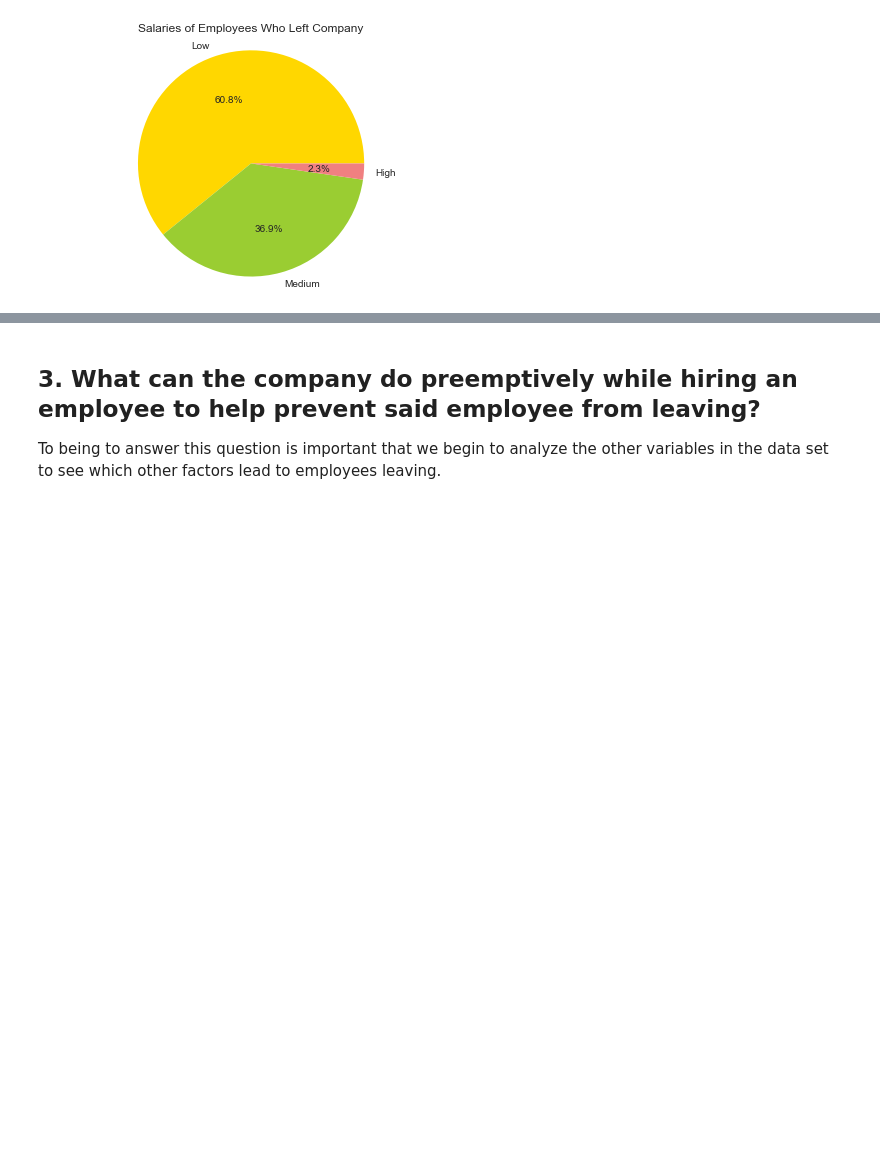
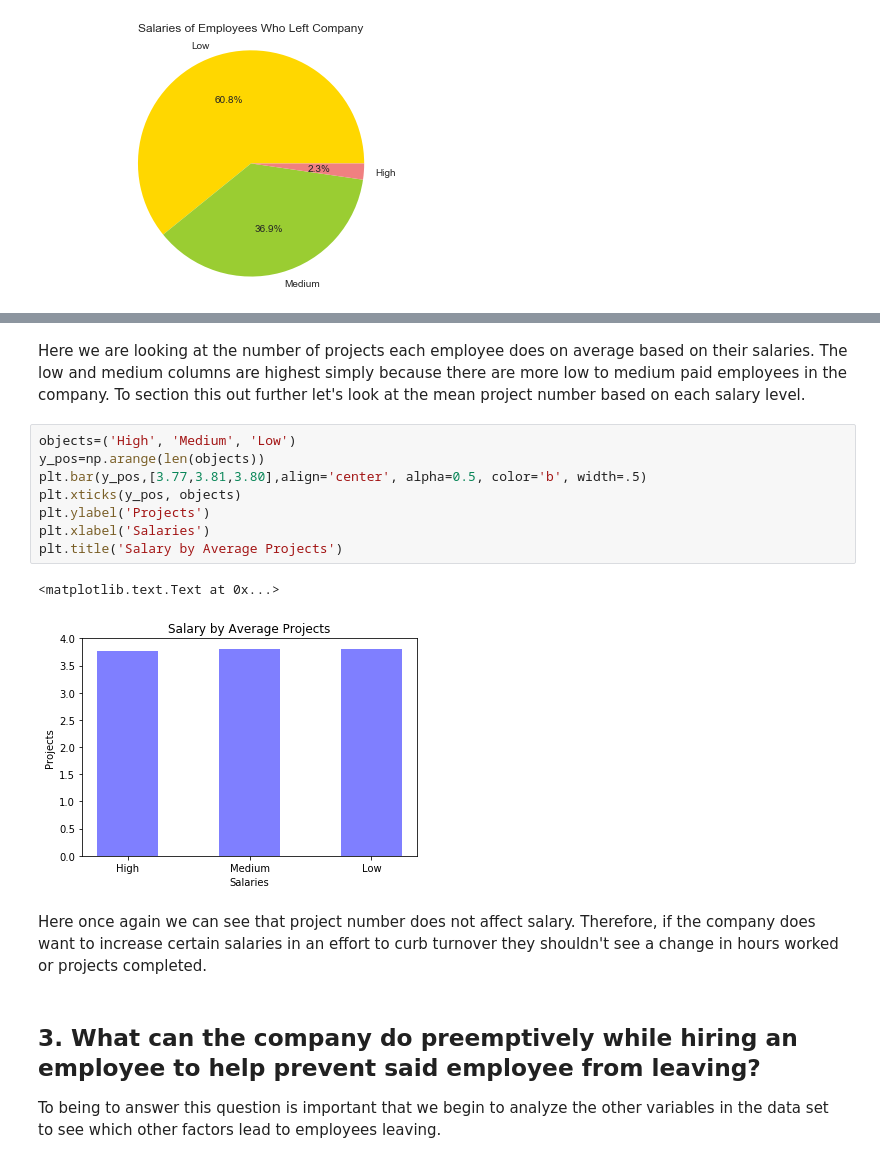
Before and after one commit to conb1299/Draft-1, a Jupyter notebook: Draft 1.ipynb, the cells around one changed output, grey strips where cells are left out. Saved outputs shown, nothing was run; the diff lists cells and outputs as text; blank space fills up the shorter version.

```diff
--- a/Draft 1.ipynb
+++ b/Draft 1.ipynb
@@ -273,3 +325,18 @@ Based on this information we can reasonably state that if the company allocated
+# %% [markdown]
+Here we are looking at the number of projects each employee does on average based on their salaries. The low and medium columns are highest simply because there are more low to medium paid employees in the company. To section this out further let's look at the mean project number based on each salary level.
+# %%
+objects=('High', 'Medium', 'Low')
+y_pos=np.arange(len(objects))
+plt.bar(y_pos,[3.77,3.81,3.80],align='center', alpha=0.5, color='b', width=.5)
+plt.xticks(y_pos, objects)
+plt.ylabel('Projects')
+plt.xlabel('Salaries')
+plt.title('Salary by Average Projects')
+# %% [output]
+<matplotlib.text.Text at 0x...>
+[figure, added]
+# %% [markdown]
+Here once again we can see that project number does not affect salary. Therefore, if the company does want to increase certain salaries in an effort to curb turnover they shouldn't see a change in hours worked or projects completed.
 # %% [markdown]
 ## 3. What can the company do preemptively while hiring an employee to help prevent said employee from leaving?
 
```
Also changed, not shown: parts of 8 cells of this notebook.
